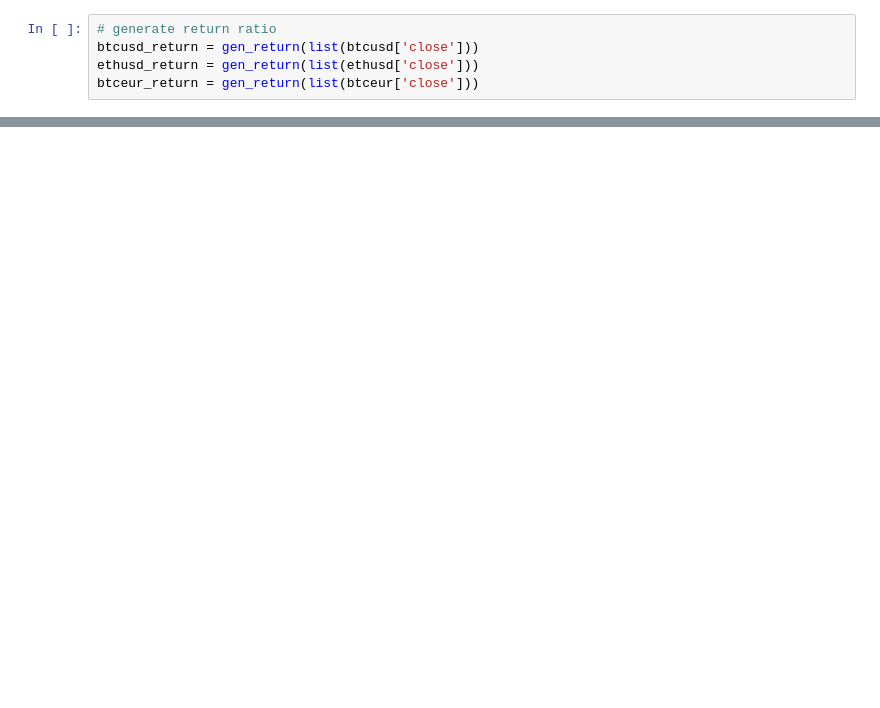
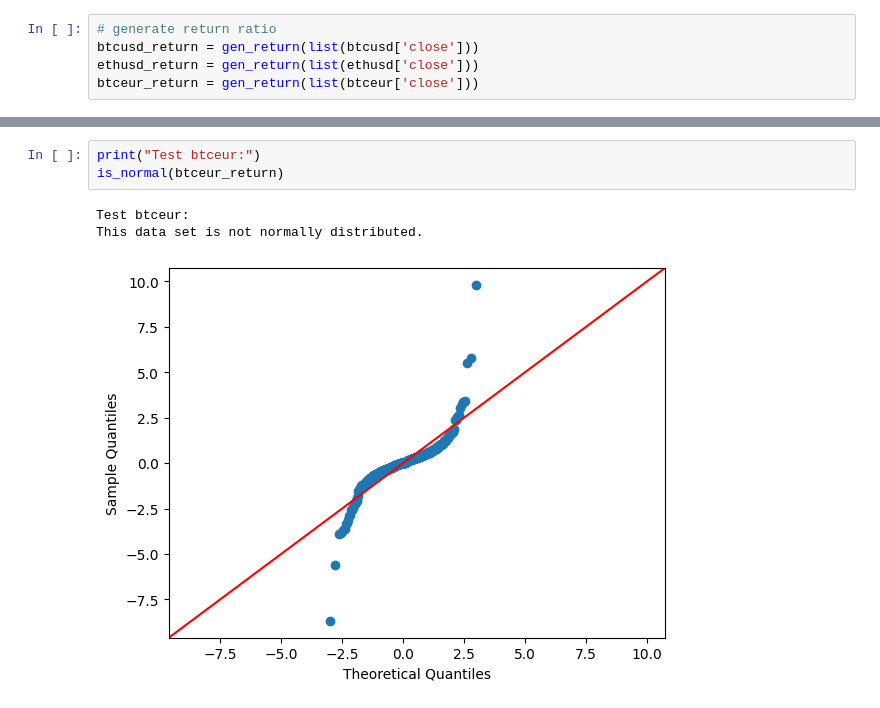
Before and after one commit to JiagengDing/lt22041_EMATM0048, a Jupyter notebook: Part2/Part2.ipynb, the cells around one changed output, grey strips where cells are left out. Cells and saved outputs as stored; diff of their text form; blank space fills up the shorter version.

```diff
--- a/Part2/Part2.ipynb
+++ b/Part2/Part2.ipynb
@@ -285,0 +321,7 @@ btceur_return = gen_return(list(btceur['close']))
+# %%
+print("Test btceur:")
+is_normal(btceur_return)
+# %% [output]
+Test btceur:
+This data set is not normally distributed.
+[figure, added]
```
Also changed, not shown: parts of 36 cells of this notebook, 4 other files.
